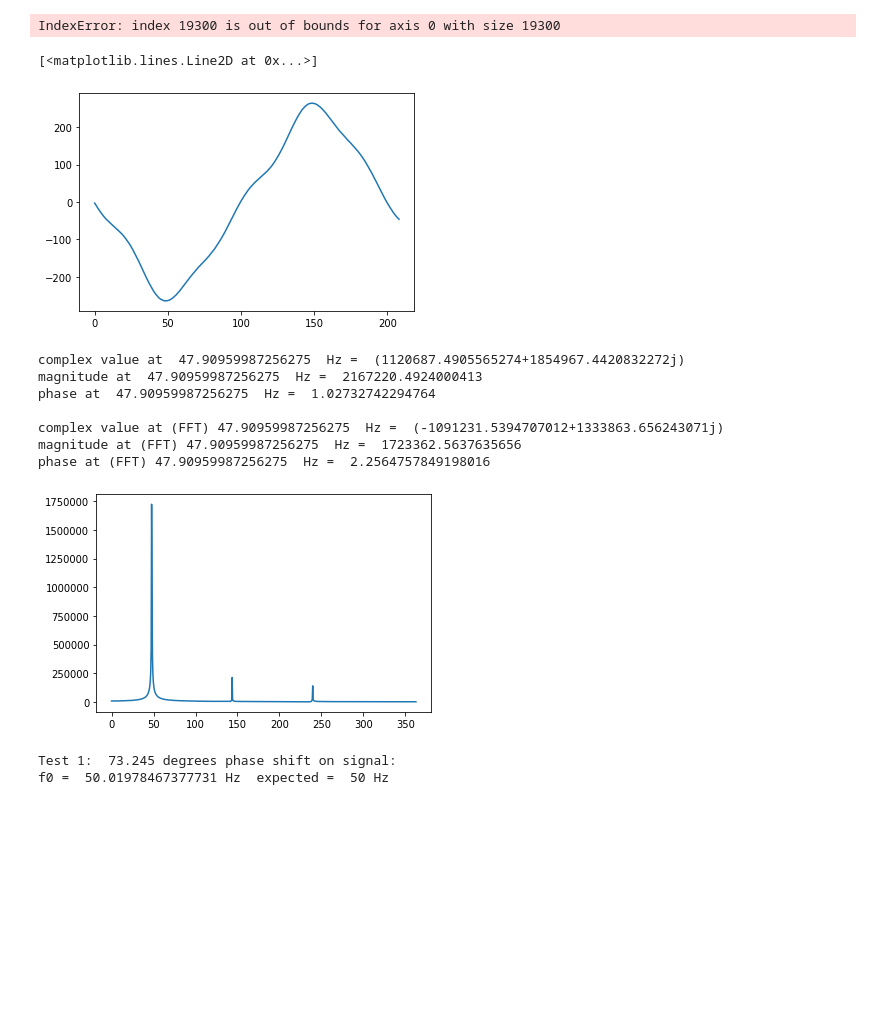
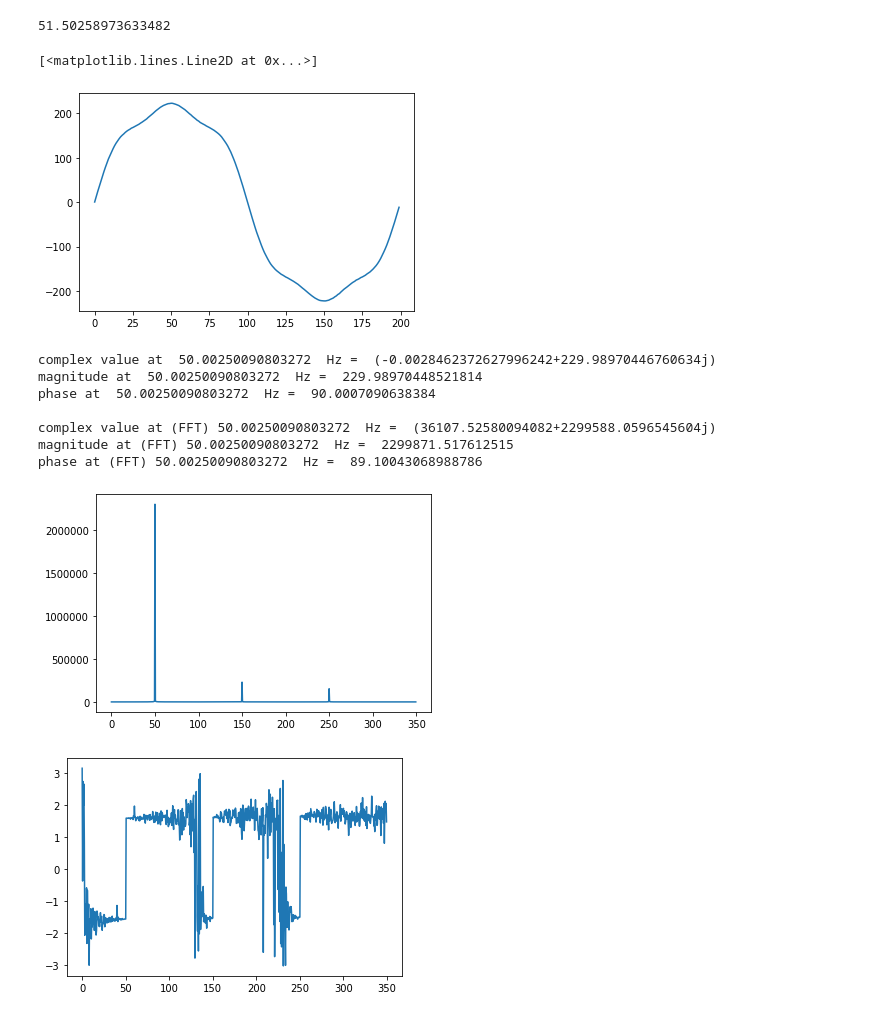
Before and after one commit to tomgwasira/GPT-MLT, a Jupyter notebook: python/src/gpt_simulation.ipynb, the cells around one changed output. Cells and saved outputs as stored; diff of their text form; code cells hidden in the pictures; blank space fills up the shorter version.

Commit message:
Corrected Fourier Transform to give normalised Fourier Transform values.

```diff
--- a/python/src/gpt_simulation.ipynb
+++ b/python/src/gpt_simulation.ipynb
@@ -199,7 +202,7 @@ def compute_f0_acf(x, fs):
         prev_sum = sum
         sum = 0
 
-        for n in range(len(x)):
+        for n in range(len(x)-m):
             sum += x[n] * x[n+m] # not storing ACF in order to store memory
 
         # State machine to obtain three adjacent points around peak for quadratic interpolation
@@ -228,14 +231,14 @@ def compute_f0_acf(x, fs):
 
 ### Testing
 fs = 10000
-f0_simulation = 50
+f0_simulation = 51.5
 x = simulateSignal(f0_simulation, 230, 0, 10, 0.05, 2, fs)  # simulate signal with 3rd and 5th harmonics
-x = x[700:] # adding phase shift to signal
+# x = x[700:] # adding phase shift to signal
 
 f0 = compute_f0_acf(x, fs)
 print(f0)
 # %% [output]
-IndexError: index 19300 is out of bounds for axis 0 with size 19300
+51.50258973633482
 # %%
 # --------------------------------------------------------
 # Truncation of signal to period given by fundamental
@@ -287,86 +290,75 @@ y = truncate_to_T0_duration(y,f0,fs)
 plt.plot(y)
 # %% [output]
 [<matplotlib.lines.Line2D at 0x...>]
-[figure, old version]
+[figure, new version]
 # %%
 # -----------------------------------------------------------
 # Magnitude and phase computation for specific frequencies
 # -----------------------------------------------------------
 
-def spectral_value(x, f, fs):
+def normalized_spectral_value(x, f, fs):
     '''
-    Uses Discrete Time Fourier Transform formula to obtain the complex value of the signal's spectrum at a particular
+    Uses Discrete Time Fourier Transform formula to obtain the normalized complex value of the signal's spectrum at a particular
     frequency.
+
+    The normalization routine performed here for the Fourier Transform to obey Parseval's relation is based on the article:
+    http://www.dspguide.com/ch10/7.htm
 
     Parameters:
     x: time domain signal whose frequency component is to be computed
     f: frequency (Hz) of interest
     fs: sample rate
 
     Returns: complex value of frequency component
     '''
     R = 0 # real part
     I = 0 # complex part
     frel = f/fs # relative frequency. Equation of DTFT actually uses cycles/sample not cycles/sec (i.e. Hz).
 
     for n in range(len(x)):
         R += x[n] * np.cos(2*np.pi*frel*n)
         I += x[n] * np.sin(2*np.pi*frel*n)
 
-    return np.complex(R, (-1*I)) # !!! careful not to forget the negative
+    X_f = np.complex(R, I)
+
+    # Normalising
+    if (f == 0): # for DFT if f corresponds to sample at 0 or sample at +/-N/2. Because DTFT is used here, there is no way of knowing what frequency is at N/2
+        X_f = X_f/2
+    X_f = X_f/(len(x)/2) # dividing all points in DTFT by N/2
+
+    return  X_f
 
 
 ### Testing
-X_f0 = spectral_value(x, f0, fs)
+X_f0 = normalized_spectral_value(x, f0, fs)
 print("complex value at ", f0, " Hz = ", X_f0)
 print("magnitude at ", f0, " Hz = ", np.abs(X_f0))
-print("phase at ", f0, " Hz = ", np.angle(X_f0))
+print("phase at ", f0, " Hz = ", np.angle(X_f0)*180/np.pi)
+
+# Note!!! The Fourier Transform is based on the cosine; therefore, the reference phase i.e. phase = 0 is at phase = 0 of a cos
+# signal. If initial signal was a sin signal, it is initially 90 out of phase.
 
 # Verifying with FFT
 X = np.fft.fft(x)
 freq = np.fft.fftfreq(len(x), 1/fs)
-plt.plot(freq[:700], abs(X)[:700])
+plt.plot(freq[:700], np.abs(X)[:700])
+plt.figure(); plt.plot(freq[:700], np.angle(X)[:700])
 
 Xmag = abs(X)
 f0_index = np.argmax(Xmag)
 print("\ncomplex value at (FFT)", f0, " Hz = ", X[f0_index])
 print("magnitude at (FFT)", f0, " Hz = ", np.abs(X[f0_index]))
-print("phase at (FFT)", f0, " Hz = ", np.angle(X[f0_index]))
+print("phase at (FFT)", f0, " Hz = ", (np.angle(X[f0_index])*180/np.pi))
 # %% [output]
-complex value at  47.90959987256275  Hz =  (1120687.4905565274+1854967.4420832272j)
-magnitude at  47.90959987256275  Hz =  2167220.4924000413
-phase at  47.90959987256275  Hz =  1.02732742294764
+complex value at  50.00250090803272  Hz =  (-0.0028462372627996242+229.98970446760634j)
+magnitude at  50.00250090803272  Hz =  229.98970448521814
+phase at  50.00250090803272  Hz =  90.0007090638384
 
-complex value at (FFT) 47.90959987256275  Hz =  (-1091231.5394707012+1333863.656243071j)
-magnitude at (FFT) 47.90959987256275  Hz =  1723362.5637635656
-phase at (FFT) 47.90959987256275  Hz =  2.2564757849198016
+complex value at (FFT) 50.00250090803272  Hz =  (36107.52580094082+2299588.0596545604j)
+magnitude at (FFT) 50.00250090803272  Hz =  2299871.517612515
+phase at (FFT) 50.00250090803272  Hz =  89.10043068988786
-[figure, old version]
+[figure, new version]
+[figure, added]
-# %%
-# --------------------------------------------------------
-# Testing use of autocorrelation to determine fundamental
-# frequency magnitude and phase
-# --------------------------------------------------------
-
-# 1. Simulated signal has phase shift
-fs = 10000; f0_simulation = 50; phi = 73.245;
-x = simulateSignal(f0_simulation, 230, phi, 10, 0.05, 2, fs)  # simulate signal with 3rd and 5th harmonics
-f0 = compute_f0_acf(x, fs)
-print("Test 1: ", phi, "degrees phase shift on signal:")
-print("f0 = ", f0, "Hz  expected = ", f0_simulation, "Hz")
-print()
-
-# 2. Harmonics, Different modulations, 50% harmonics, subtracting harmonics instead of adding
-
-# Put together many waveforms and see if you ca go back to the original
-
-# # 3. f0_simulation not a factor of fs
-# fs = 9785.6; f0_simulation = 47.8933
-# x = simulateSignal(f0_simulation, 230, 10, 0.05, 2, fs)  # simulate signal with 3rd and 5th harmonics
-# f0 = compute_f0_acf(x, fs)
-# print("f0 = ", f0 "Hz  expected = ", f0_simulation, "Hz")
-# %% [output]
-Test 1:  73.245 degrees phase shift on signal:
-f0 =  50.01978467377731 Hz  expected =  50 Hz
 # %%
 # --------------------------------------------------------
 # Dataset Simulation for GPT
```
Also changed, not shown: parts of 6 cells of this notebook.
